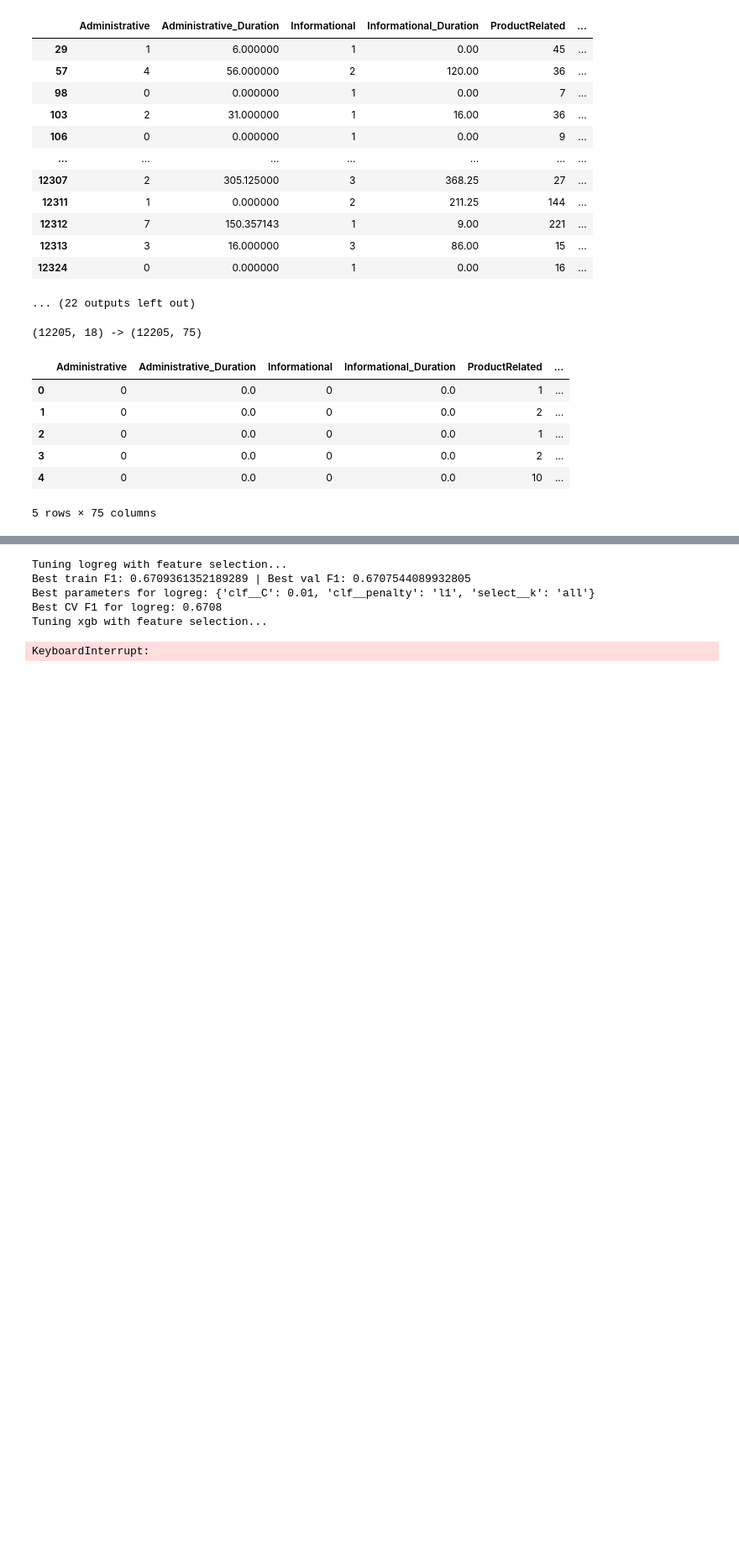
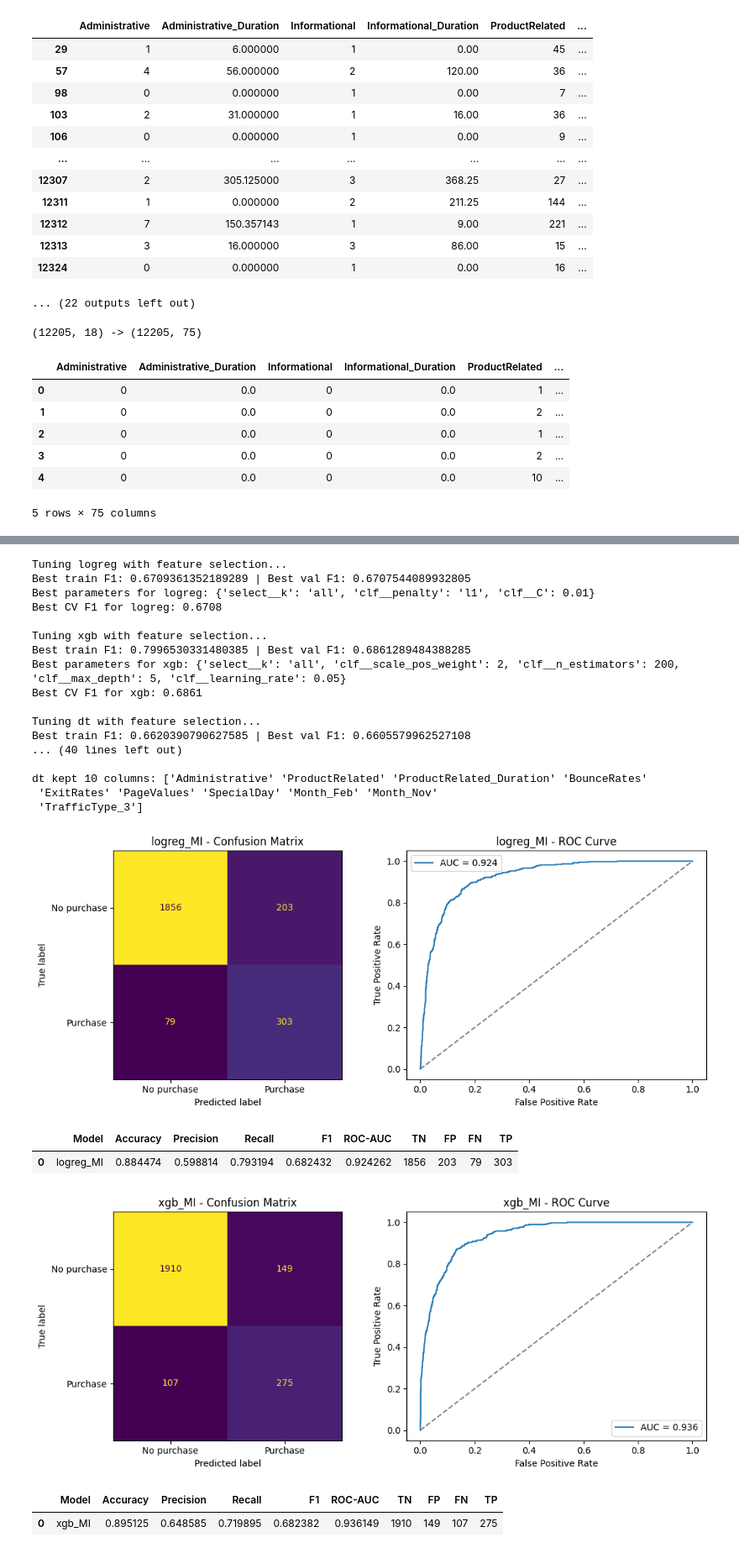
Before and after one commit to b00098368-bot/CMP_466_Project, a Jupyter notebook: purchase_intention_prediction.ipynb, the cells around one changed output, grey strips where cells are left out. Shown at 84% size. Drawn from its saved outputs; the diff is of its cells as text; code cells hidden in the pictures; blank space fills up the shorter version.

```diff
--- a/purchase_intention_prediction.ipynb
+++ b/purchase_intention_prediction.ipynb
@@ -556,21 +622,25 @@ for best_model in searches.values():
 |  | Model | Accuracy | Precision | Recall | F1 | ROC-AUC | TN | FP | FN | TP |
 | 0 | DecisionTreeClassifier | 0.875051 | 0.570902 | 0.811518 | 0.67027 | 0.849178 | 1826 | 233 | 72 | 310 |
 # %%
-
 from functools import partial
 from sklearn.base import clone
 from sklearn.pipeline import Pipeline
 from sklearn.feature_selection import SelectKBest, mutual_info_classif
+from sklearn.model_selection import RandomizedSearchCV
 
+# using mutual influence to employ feature selection
 mi_score = partial(mutual_info_classif, random_state=RANDOM_STATE)
 k_grid = [10, 20, 30, 50, "all"]
 
 # running the pipeline with feature selection as a hyperparameter
 # we apply feature selection within each cross-validation fold
 # in order to prevent data leakage from the validation set into the training process
-def run_pipline_fs(X_train, y_train, k_grid=k_grid):
+# no of iterations increased as more combinations introduced with k_best now
+# considered as a hyperparameter
+def run_pipline_fs(X_train, y_train, k_grid=k_grid, n_iter=60):
   searches_fs = {}
   for name, cfg in models.items():
+      print()
       print(f"Tuning {name} with feature selection...")
       pipe = Pipeline([
           ("select", SelectKBest(score_func=mi_score)),
@@ -580,34 +650,52 @@ def run_pipline_fs(X_train, y_train, k_grid=k_grid):
       params = {f"clf__{p}": v for p, v in cfg["params"].items()}
       params["select__k"] = k_grid
 
-      gs = GridSearchCV(pipe, params, cv=cv, scoring="f1", n_jobs=-1,return_train_score=True)
+      gs = RandomizedSearchCV(pipe, params, n_iter=n_iter, cv=cv, scoring="f1", n_jobs=-1, return_train_score=True, random_state=RANDOM_STATE)
       gs.fit(X_train, y_train)
       r = pd.DataFrame(gs.cv_results_)
       best = r.loc[gs.best_index_]
       print("Best train F1:", best.mean_train_score, "| Best val F1:", best.mean_test_score)
       searches_fs[name] = gs
 
       print(f"Best parameters for {name}: {gs.best_params_}")
       print(f"Best CV F1 for {name}: {gs.best_score_:.4f}")
   return searches_fs
 
 searches_fs = run_pipline_fs(X_train_scaled, y_train)
 
 X = df_final.drop(columns="Revenue")        # all encoded features, label removed
 feature_names = np.array(X.columns)
 for name, gs in searches_fs.items():
     est = gs.best_estimator_
     y_prob = est.predict_proba(X_test_scaled)[:, 1]
     mask = est.named_steps["select"].get_support()
+    print()
     print(name, "kept", mask.sum(), "columns:", feature_names[mask])
 
 for name, gs in searches_fs.items():
     results = evaluate(gs.best_estimator_, f"{name}_MI")
     display(pd.DataFrame(results, index=[0]))
 # %% [output]
 Tuning logreg with feature selection...
 Best train F1: 0.6709361352189289 | Best val F1: 0.6707544089932805
-Best parameters for logreg: {'clf__C': 0.01, 'clf__penalty': 'l1', 'select__k': 'all'}
+Best parameters for logreg: {'select__k': 'all', 'clf__penalty': 'l1', 'clf__C': 0.01}
 Best CV F1 for logreg: 0.6708
+
 Tuning xgb with feature selection...
+Best train F1: 0.7996530331480385 | Best val F1: 0.6861289484388285
+Best parameters for xgb: {'select__k': 'all', 'clf__scale_pos_weight': 2, 'clf__n_estimators': 200, 'clf__max_depth': 5, 'clf__learning_rate': 0.05}
+Best CV F1 for xgb: 0.6861
+
+Tuning dt with feature selection...
+Best train F1: 0.6620390790627585 | Best val F1: 0.6605579962527108
+... (40 lines left out)
+
+dt kept 10 columns: ['Administrative' 'ProductRelated' 'ProductRelated_Duration' 'BounceRates'
+ 'ExitRates' 'PageValues' 'SpecialDay' 'Month_Feb' 'Month_Nov'
+ 'TrafficType_3']
-KeyboardInterrupt:
+[figure, added]
+|  | Model | Accuracy | Precision | Recall | F1 | ROC-AUC | TN | FP | FN | TP |
+| 0 | logreg_MI | 0.884474 | 0.598814 | 0.793194 | 0.682432 | 0.924262 | 1856 | 203 | 79 | 303 |
+[figure, added]
+|  | Model | Accuracy | Precision | Recall | F1 | ROC-AUC | TN | FP | FN | TP |
+| 0 | xgb_MI | 0.895125 | 0.648585 | 0.719895 | 0.682382 | 0.936149 | 1910 | 149 | 107 | 275 |
```
Also changed, not shown: parts of 5 cells of this notebook.
